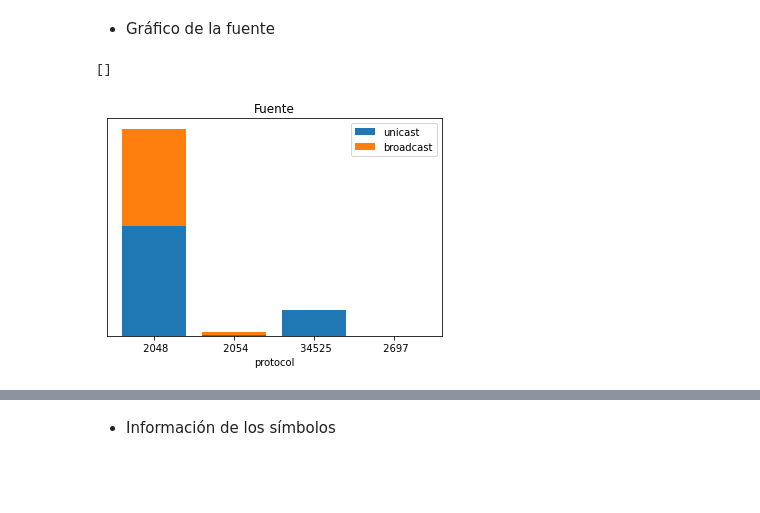
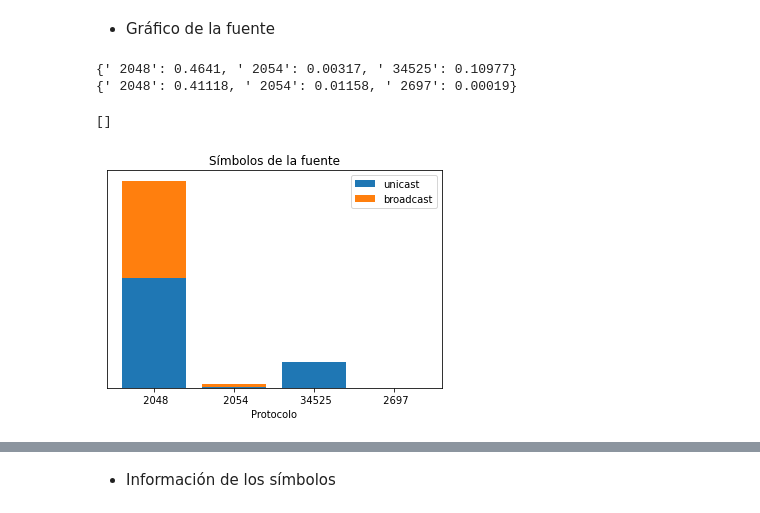
Before and after one commit to paulitapb/TP1_redes, a Jupyter notebook: analisis_paquetes.ipynb, the cells around one changed output, grey strips where cells are left out. Cells and saved outputs as stored; diff of their text form; code cells hidden in the pictures; blank space fills up the shorter version.

```diff
--- a/analisis_paquetes.ipynb
+++ b/analisis_paquetes.ipynb
@@ -47,28 +47,33 @@ porcentaje por protocolo
 # %%
 protocols_unique = np.unique(protocol)
 unicast = {}
 broadcast = {}
 
 for p in protocols_unique:
     if((p, 'UNICAST') in list(symbol_proba.keys())):
         unicast[p] = symbol_proba[(p, 'UNICAST')]
     else:
         if(not (p, 'BROADCAST') in symbol_proba.keys()):
             unicast[p] = 0
     if((p, 'BROADCAST') in list(symbol_proba.keys())):
         broadcast[p] = symbol_proba[(p, 'BROADCAST')]
     else:
         if(not (p, 'UNICAST') in symbol_proba.keys()):
             broadcast[p] = 0
 
+print(unicast)
+print(broadcast)
+
 fig, ax = plt.subplots()
 
 ax.bar(unicast.keys(), list(unicast.values()), label = "unicast")
 ax.bar(broadcast.keys(), list(broadcast.values()), bottom=list(unicast.values()), label = "broadcast")
-plt.xlabel("protocol")
-ax.set_title("Fuente")
+plt.xlabel("Protocolo")
+ax.set_title("Símbolos de la fuente")
 ax.legend()
 ax.set_yticks([])
 # %% [output]
-[]
+{' 2048': 0.4641, ' 2054': 0.00317, ' 34525': 0.10977}
+{' 2048': 0.41118, ' 2054': 0.01158, ' 2697': 0.00019}
+[]
-[figure, old version]
+[figure, new version]
```
Also changed, not shown: parts of 5 cells of this notebook, 1 other file.
